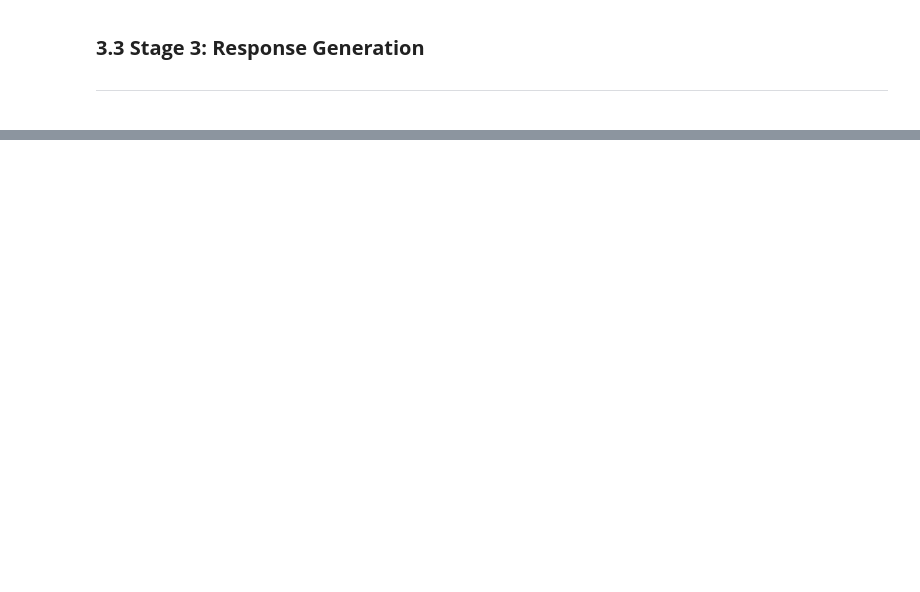
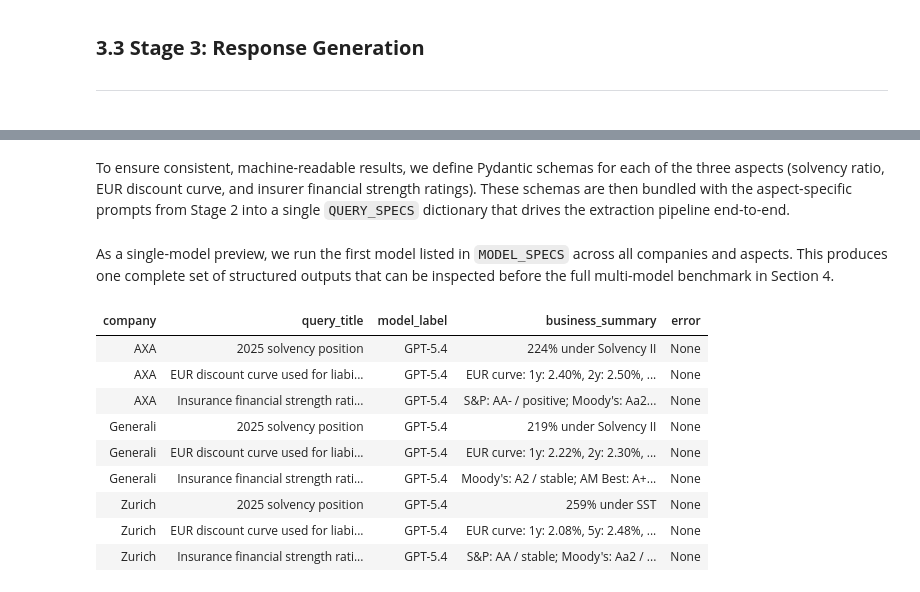
Before and after one commit to IAA-AITF/Actuarial-AI-Case-Studies, a Jupyter notebook: case-studies/2025/GenAI-driven_market_comparison/GenAI-Driven_Market_Comparison.ipynb, the cells around one changed output, grey strips where cells are left out. Saved outputs shown, nothing was run; the diff lists cells and outputs as text; code cells hidden in the pictures; blank space fills up the shorter version.

```diff
--- a/case-studies/2025/GenAI-driven_market_comparison/GenAI-Driven_Market_Comparison.ipynb
+++ b/case-studies/2025/GenAI-driven_market_comparison/GenAI-Driven_Market_Comparison.ipynb
@@ -373,17 +458,0 @@ To verify the correctness and relevance of the retrieved information, we can per
-# %%
-company_to_check = "AXA"            # one of: "AXA", "Generali", "Zurich"
-label_to_check = "discount_rates"   # one of: "solvency_ratio", "discount_rates", "cyber_risk_strategies"
-
-# Map labels back to their query texts
-query_map = dict(zip(query_labels, prompts))
-query_text = query_map[label_to_check]
-
-# Fetch the stored result
-company_data = company_retrieved_data.get(company_to_check, {})
-retrieved = company_data.get(label_to_check)
-
-if retrieved:
-    print(f"--- Example for {company_to_check} [{label_to_check}] ---\n")
-    print(retrieved)
-else:
-    print(f"No data found for {company_to_check} with label '{label_to_check}'.")
@@ -521,16 +621,0 @@ Before extracting and structuring the relevant data, each query must be paired w
-# %%
-# Prepare results container
-results = {"Company": []}
-for label in QUERY_CONFIG:
-    results[label] = []
-
-# Iterate insurers × labels
-for company in company_names:
-    results["Company"].append(company)
-    for label in QUERY_CONFIG:
-        result = query_structured_output(
-            company=company,
-            label=label,
-            system_prompt=system_prompt
-        )
-        results[label].append(result)
@@ -569,0 +629,2 @@ The results obtained above can be further processed for seamless integration int
+# %% [markdown]
+To ensure consistent, machine-readable results, we define Pydantic schemas for each of the three aspects (solvency ratio, EUR discount curve, and insurer financial strength ratings). These schemas are then bundled with the aspect-specific prompts from Stage 2 into a single `QUERY_SPECS` dictionary that drives the extraction pipeline end-to-end.
@@ -569,0 +831,22 @@ The results obtained above can be further processed for seamless integration int
+# %% [markdown]
+As a single-model preview, we run the first model listed in `MODEL_SPECS` across all companies and aspects. This produces one complete set of structured outputs that can be inspected before the full multi-model benchmark in Section 4.
+# %%
+PRIMARY_MODEL = MODEL_SPECS[0]
+primary_results = run_market_comparison(PRIMARY_MODEL)
+
+display(
+    primary_results[["company", "query_title", "model_label", "business_summary", "error"]]
+    .style.hide(axis="index")
+    .set_properties(subset=["query_title", "business_summary", "error"], **{"text-align": "left", "white-space": "pre-wrap", "vertical-align": "top"})
+)
+# %% [output]
+| company | query_title | model_label | business_summary | error |
+| AXA | 2025 solvency position | GPT-5.4 | 224% under Solvency II | None |
+| AXA | EUR discount curve used for liabi... | GPT-5.4 | EUR curve: 1y: 2.40%, 2y: 2.50%, ... | None |
+| AXA | Insurance financial strength rati... | GPT-5.4 | S&P: AA- / positive; Moody's: Aa2... | None |
+| Generali | 2025 solvency position | GPT-5.4 | 219% under Solvency II | None |
+| Generali | EUR discount curve used for liabi... | GPT-5.4 | EUR curve: 1y: 2.22%, 2y: 2.30%, ... | None |
+| Generali | Insurance financial strength rati... | GPT-5.4 | Moody's: A2 / stable; AM Best: A+... | None |
+| Zurich | 2025 solvency position | GPT-5.4 | 259% under SST | None |
+| Zurich | EUR discount curve used for liabi... | GPT-5.4 | EUR curve: 1y: 2.08%, 5y: 2.48%, ... | None |
+| Zurich | Insurance financial strength rati... | GPT-5.4 | S&P: AA / stable; Moody's: Aa2 / ... | None |
```
Also changed, not shown: parts of 98 cells of this notebook, 3 other files.
